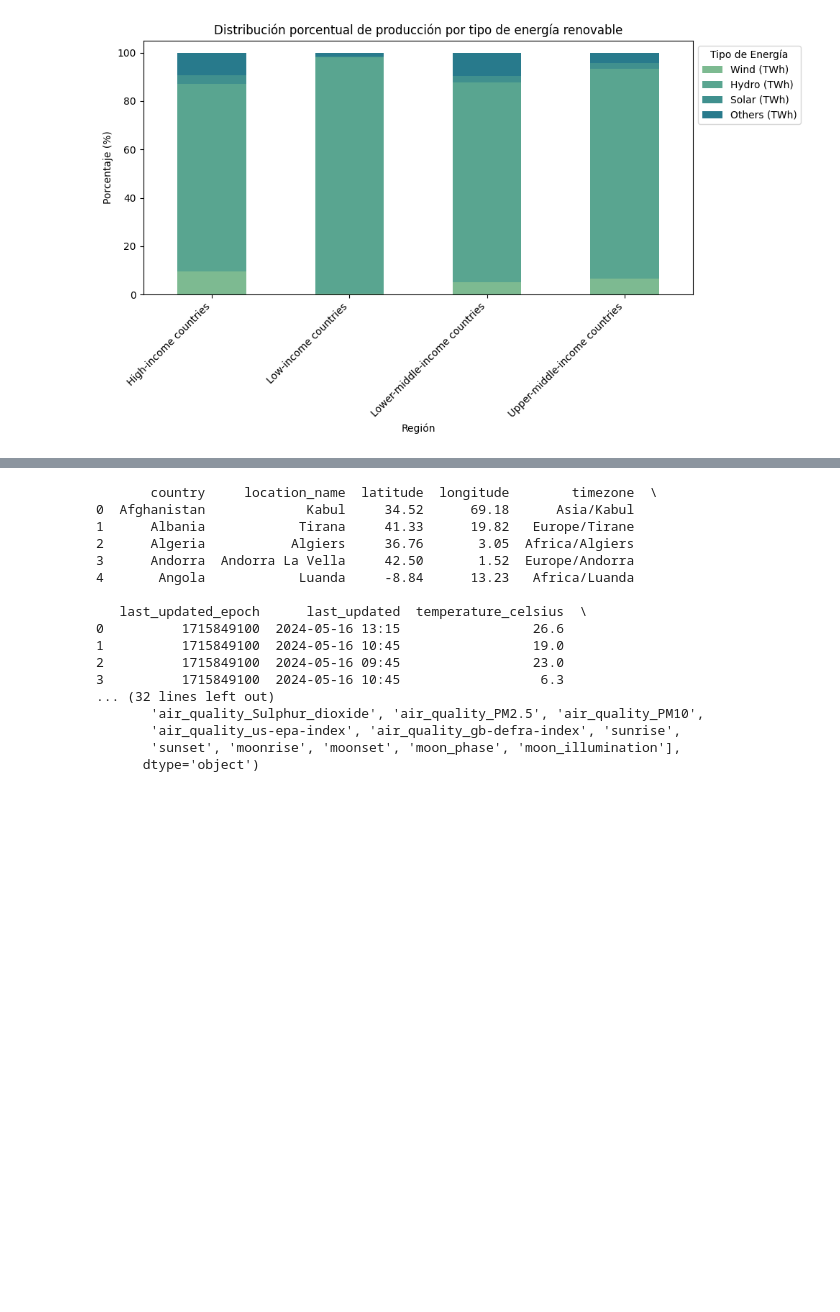
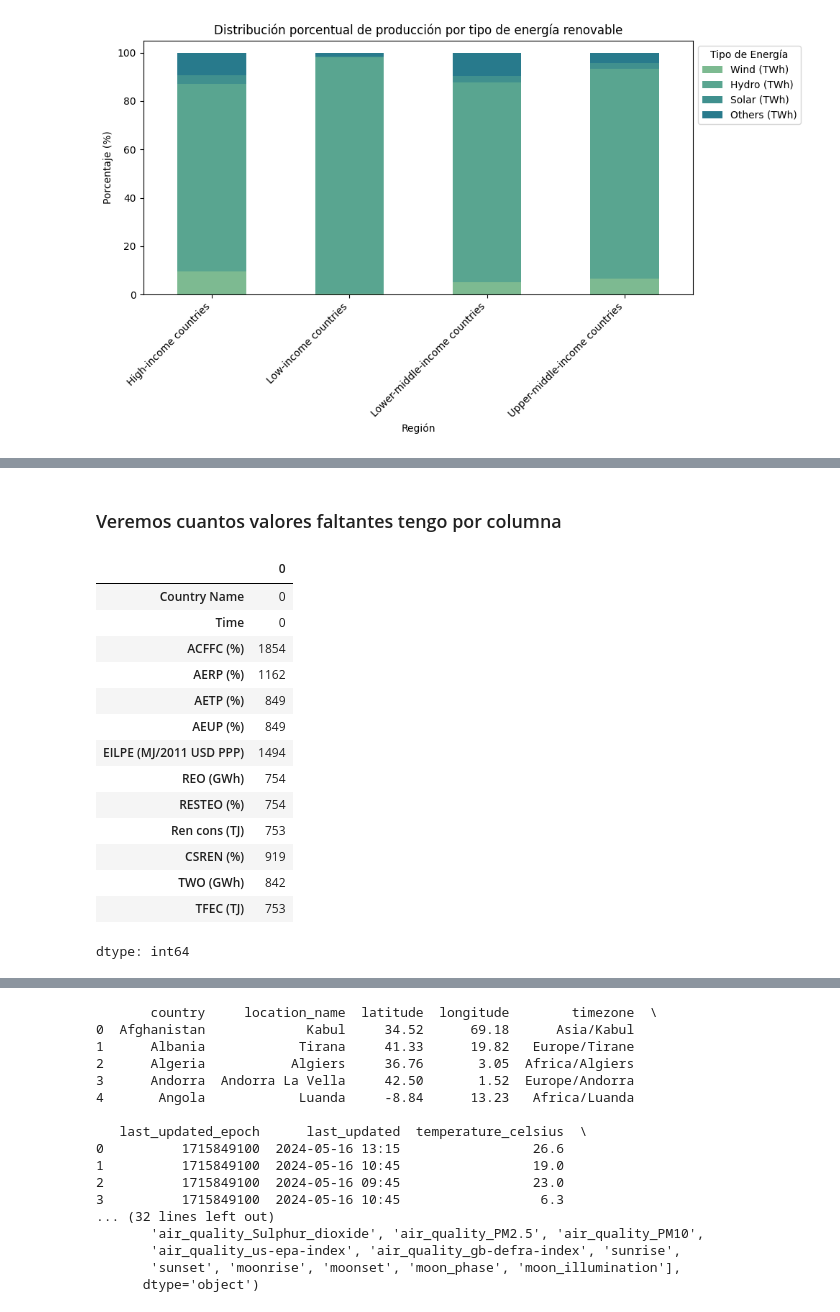
Before and after one commit to BelenUrdangarin/Integrador-Urdangarin---Olivera, a Jupyter notebook: Integrador_Olivera_Urdangarin.ipynb, the cells around one changed output, grey strips where cells are left out. Drawn from its saved outputs; the diff is of its cells as text; code cells hidden in the pictures; blank space fills up the shorter version.

```diff
--- a/Integrador_Olivera_Urdangarin.ipynb
+++ b/Integrador_Olivera_Urdangarin.ipynb
@@ -493 +497,21 @@ Index(['Country Name', 'Time',
       dtype='object')
+# %% [markdown]
+### Veremos cuantos valores faltantes tengo por columna
+# %%
+ren_ener.isna().sum()
+# %% [output]
+|  | 0 |
+| Country Name | 0 |
+| Time | 0 |
+| ACFFC (%) | 1854 |
+| AERP (%) | 1162 |
+| AETP (%) | 849 |
+| AEUP (%) | 849 |
+| EILPE (MJ/2011 USD PPP) | 1494 |
+| REO (GWh) | 754 |
+| RESTEO (%) | 754 |
+| Ren cons (TJ) | 753 |
+| CSREN (%) | 919 |
+| TWO (GWh) | 842 |
+| TFEC (TJ) | 753 |
+dtype: int64
```
Also changed, not shown: parts of 24 cells of this notebook.
